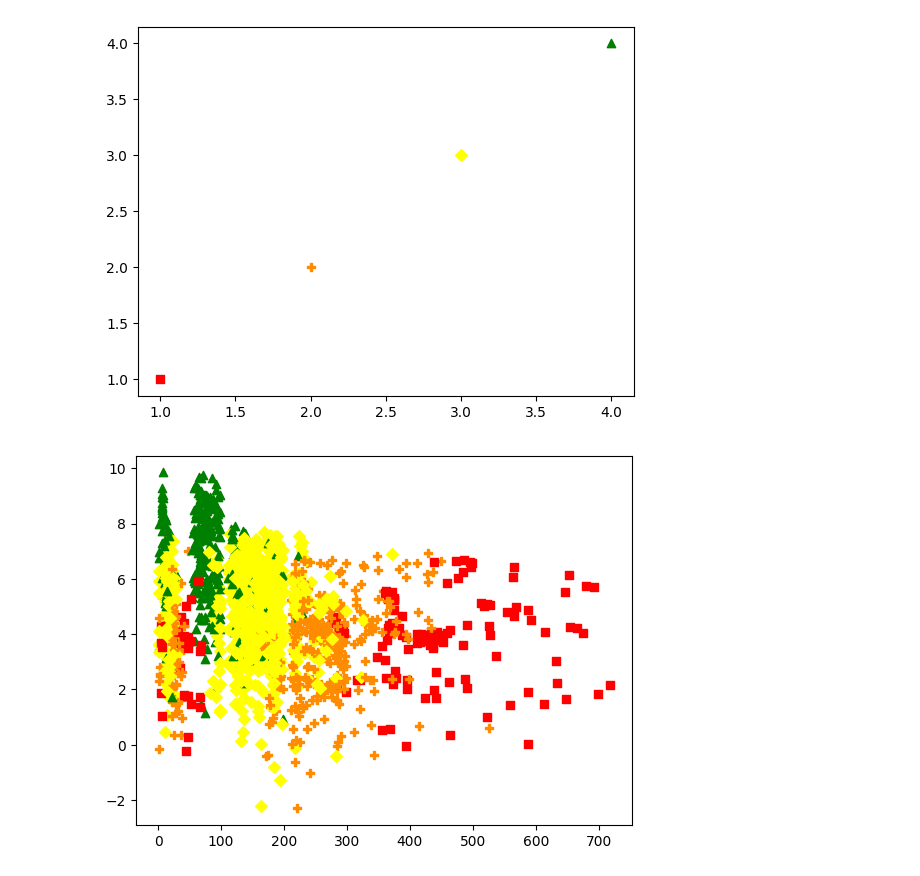
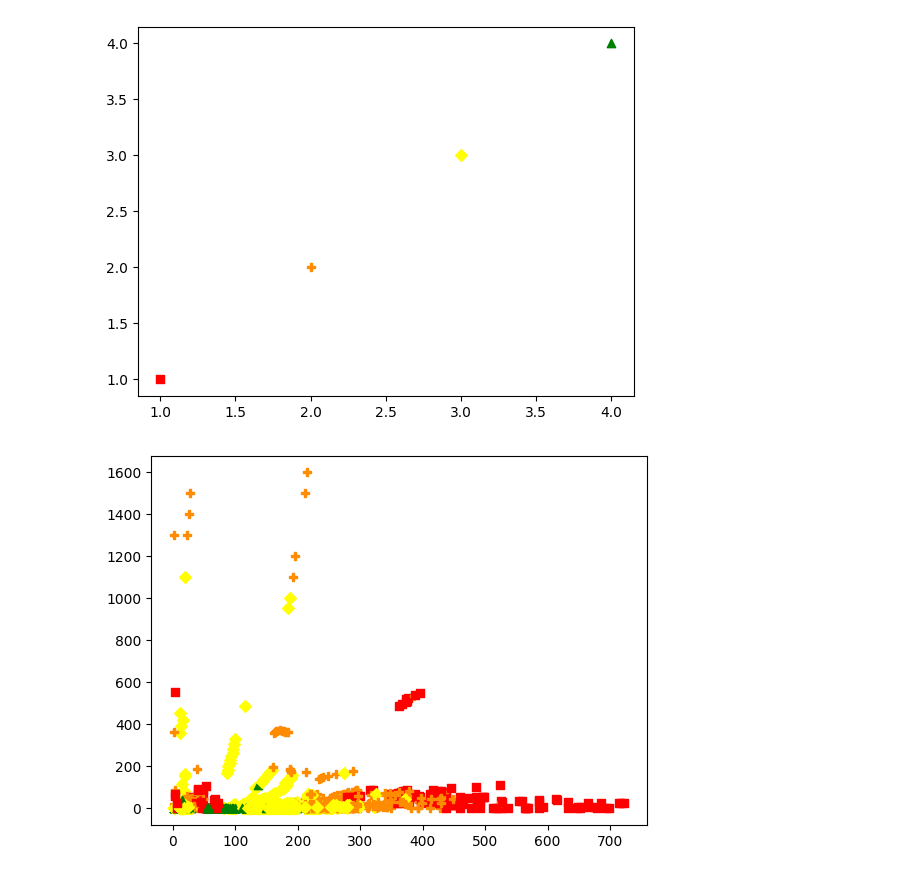
Before and after one commit to JoeOliverEvans/NHANES_PCA, a Jupyter notebook: main.ipynb, the cells around one changed output. Cells and saved outputs as stored; diff of their text form; code cells hidden in the pictures.

```diff
--- a/main.ipynb
+++ b/main.ipynb
@@ -207,9 +207,9 @@ for i in range(len(x)):
 [figure]
 # %%
 xvar = df_cleaned["Adult Mortality"].to_numpy()
-yvar = df_cleaned["percentage expenditure"].to_numpy()
+yvar = df_cleaned["infant deaths"].to_numpy()
 
 for i in range(len(df_cleaned)):
     plt.scatter(xvar[i], yvar[i], color=colour[labels[i]], marker=m[labels[i]])
 # %% [output]
-[figure, old version]
+[figure, new version]
```
Also changed, not shown: parts of 2 cells of this notebook.
